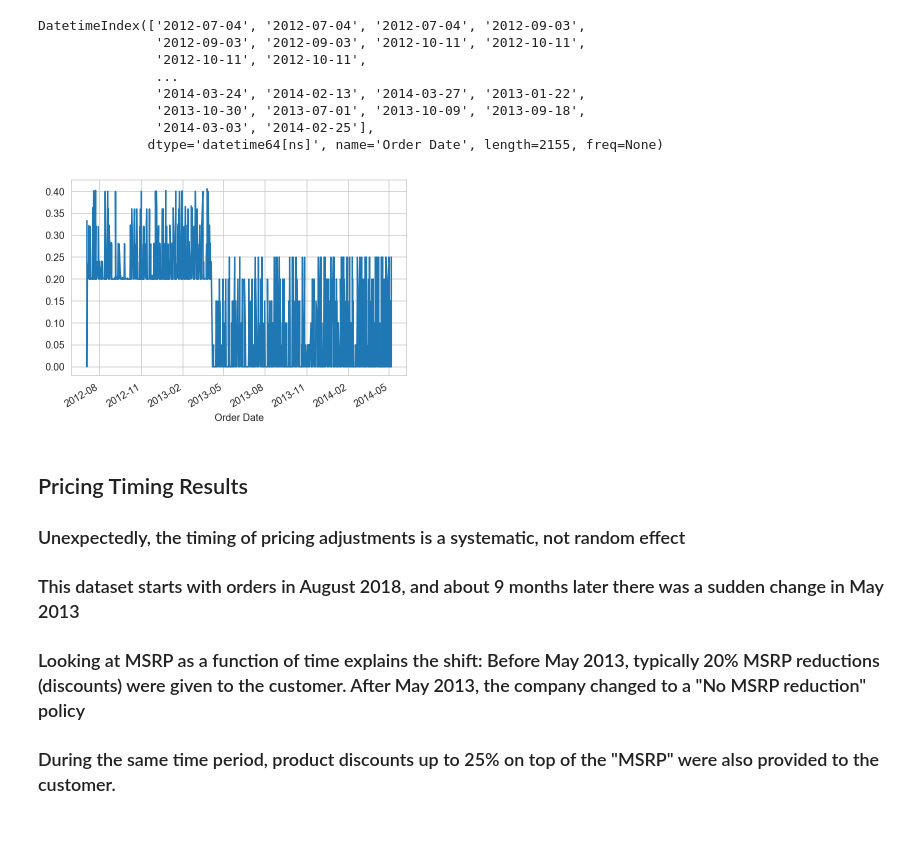
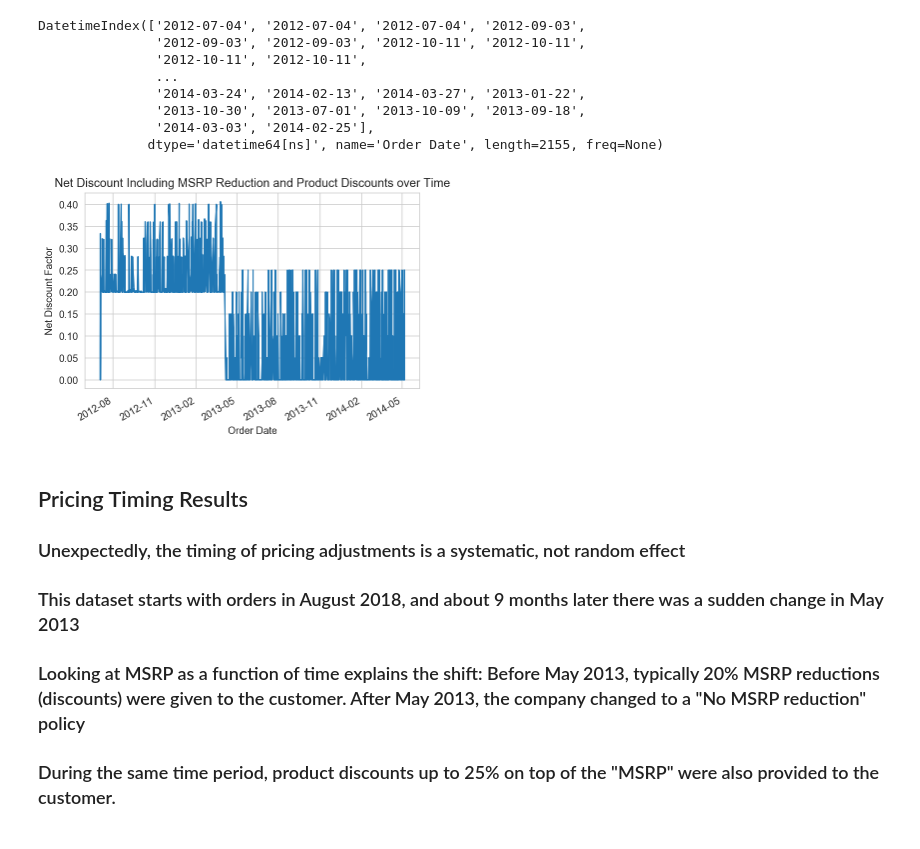
Before and after one commit to sn95033/Northwind-Marketing-Strategies, a Jupyter notebook: Northwind Database Analysis v6.2.ipynb, the cells around one changed output. Saved outputs shown, nothing was run; the diff lists cells and outputs as text; code cells hidden in the pictures.

```diff
--- a/Northwind Database Analysis v6.ipynb
+++ b/Northwind Database Analysis v6.2.ipynb
@@ -1097,10 +1099,12 @@ DatetimeIndex(['2012-07-04', '2012-07-04', '2012-07-04', '2012-09-03',
                '2013-10-30', '2013-07-01', '2013-10-09', '2013-09-18',
                '2014-03-03', '2014-02-25'],
               dtype='datetime64[ns]', name='Order Date', length=2155, freq=None)
-# %%
-orderproduct_df['Net Discounts'].plot();
-# %% [output]
-[figure, removed]
+# %%
+orderproduct_df['Net Discounts'].plot();
+plt.title('Net Discount Including MSRP Reduction and Product Discounts over Time')
+plt.ylabel('Net Discount Factor');
+# %% [output]
+[figure, added]
 # %% [markdown]
 ## Pricing Timing Results
 
```
Also changed, not shown: parts of 6 cells of this notebook, 2 other files.
